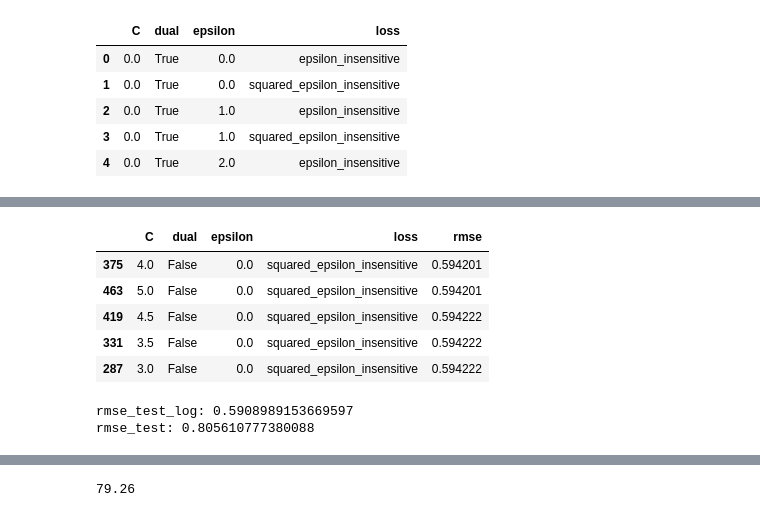
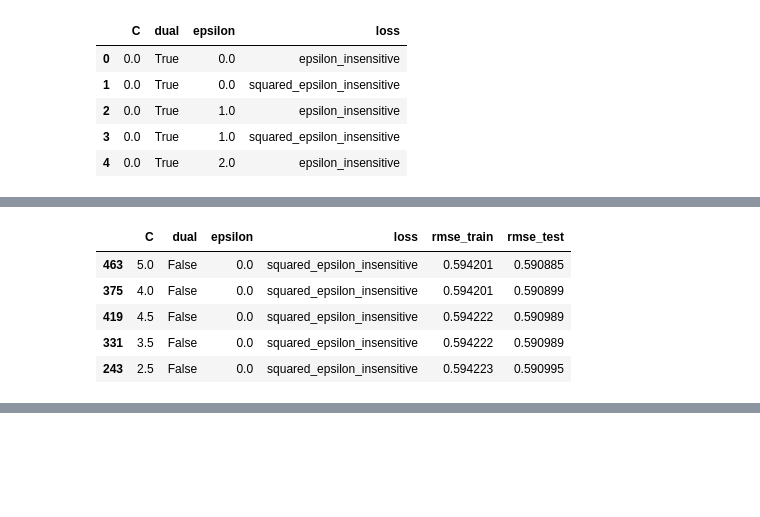
Before and after one commit to kjyu1292/001-TikiCrawlPredict, a Jupyter notebook: LinearSVR.ipynb, the cells around one changed output, grey strips where cells are left out. Drawn from its saved outputs; the diff is of its cells as text; code cells hidden in the pictures; blank space fills up the shorter version.

```diff
--- a/LinearSVR.ipynb
+++ b/LinearSVR.ipynb
@@ -32,4 +46,7 @@ df_log = pd.DataFrame(data = np.log((df+1).values), columns = df.columns)
 # %%
+df = genf.trans_encode(frame = df)
+df_log = pd.DataFrame(data = log.transform(x = df.values), columns = df.columns)
+
 X = df_log[df_log.columns[1:]].values
 y = df_log[df_log.columns[:1]].values
 
@@ -58,7 +75,8 @@ param_df.head()
 | 3 | 0.0 | True | 1.0 | squared_epsilon_insensitive |
 | 4 | 0.0 | True | 2.0 | epsilon_insensitive |
 # %%
-rmse = []
+rmse_train = []
+rmse_test = []
 for params in tqdm(param_list, total = len(param_list)):
     try:
         lsvr = LinearSVR(epsilon = params['epsilon'],
@@ -69,11 +87,14 @@ for params in tqdm(param_list, total = len(param_list)):
                          dual = params['dual'],
                          max_iter = 5000) \
                 .fit(X_train, y_train.reshape([y_train.shape[0], ]))
-        rmse.append(np.sqrt(mse(lsvr.predict(X_train), y_train)))
+        rmse_train.append(mse(lsvr.predict(X_train), y_train, squared = False))
+        rmse_test.append(mse(lsvr.predict(X_test), y_test, squared = False))
     except:
-        rmse.append(np.nan)
+        rmse_train.append(np.nan)
+        rmse_test.append(np.nan)
 
-param_df['rmse'] = rmse
+param_df['rmse_train'] = rmse_train
+param_df['rmse_test'] = rmse_test
 # %%
 param_df.info()
 # %% [output]
@@ -92,6 +114,8 @@ memory usage: 15.7+ KB
 # %%
-param_df = param_df[~(param_df.rmse.isna())].sort_values(by = ['rmse'], ascending = True)
+param_df = param_df[~(param_df.rmse_test.isna())].sort_values(by = ['rmse_test'], ascending = True)
 print('rmse_train_log:', param_df.iloc[0, 4])
-print('rmse_train:', np.e**param_df.iloc[0, 4] - 1)
+print('rmse_train:', log.revert(param_df.iloc[0, 4]))
+print('rmse_test_log:', param_df.iloc[0, 5])
+print('rmse_test', log.revert(param_df.iloc[0, 5]))
 param_df.head(5)
 # %% [output]
@@ -100,9 +126,9 @@ rmse_train: 0.81158239228372
-|  | C | dual | epsilon | loss | rmse |
-| 375 | 4.0 | False | 0.0 | squared_epsilon_insensitive | 0.594201 |
-| 463 | 5.0 | False | 0.0 | squared_epsilon_insensitive | 0.594201 |
-| 419 | 4.5 | False | 0.0 | squared_epsilon_insensitive | 0.594222 |
-| 331 | 3.5 | False | 0.0 | squared_epsilon_insensitive | 0.594222 |
-| 287 | 3.0 | False | 0.0 | squared_epsilon_insensitive | 0.594222 |
+|  | C | dual | epsilon | loss | rmse_train | rmse_test |
+| 463 | 5.0 | False | 0.0 | squared_epsilon_insensitive | 0.594201 | 0.590885 |
+| 375 | 4.0 | False | 0.0 | squared_epsilon_insensitive | 0.594201 | 0.590899 |
+| 419 | 4.5 | False | 0.0 | squared_epsilon_insensitive | 0.594222 | 0.590989 |
+| 331 | 3.5 | False | 0.0 | squared_epsilon_insensitive | 0.594222 | 0.590989 |
+| 243 | 2.5 | False | 0.0 | squared_epsilon_insensitive | 0.594223 | 0.590995 |
 # %%
 lsvr_train_opt = LinearSVR(epsilon = param_df.iloc[0, :]['epsilon'],
                            tol = 1e-5,
@@ -112,13 +138,6 @@ lsvr_train_opt = LinearSVR(epsilon = param_df.iloc[0, :]['epsilon'],
                            dual = param_df.iloc[0, :]['dual'],
                            max_iter = 5000) \
         .fit(X_train, y_train.reshape([y_train.shape[0], ]))
-
-rmse_test = np.sqrt(mse(lsvr_train_opt.predict(X_test), y_test))
-print('rmse_test_log:', rmse_test)
-print('rmse_test:', np.e**rmse_test - 1)
-# %% [output]
-rmse_test_log: 0.5908989153669597
-rmse_test: 0.805610777380088
 # %%
 train_result = \
 pd.DataFrame({'train_pred_norm': list(lsvr_train_opt.predict(X_train)),
@@ -155,6 +174,2 @@ px.histogram(final, x = 'error').show()
 # %% [output]
 [interactive output not drawn]
-# %%
-round((final[(final.error <= 10) & (final.error >= -10)].shape[0] / final.shape[0])*100, 2)
-# %% [output]
-79.26
```
Also changed, not shown: parts of 11 cells of this notebook.
